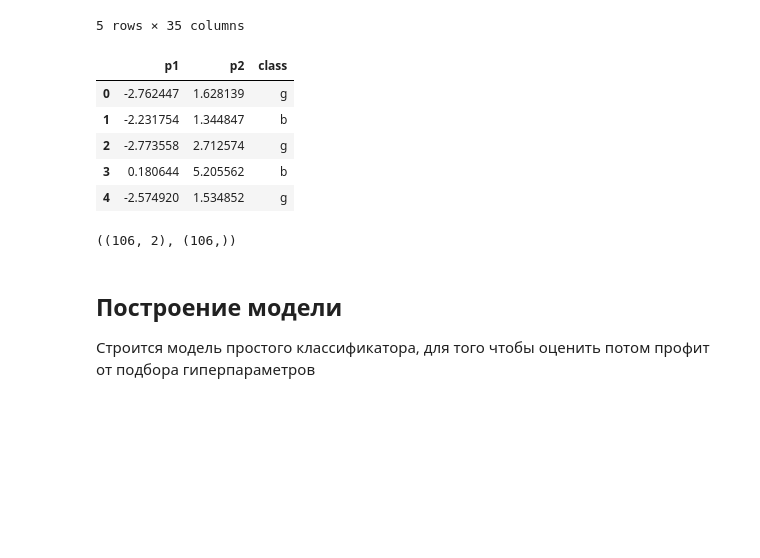
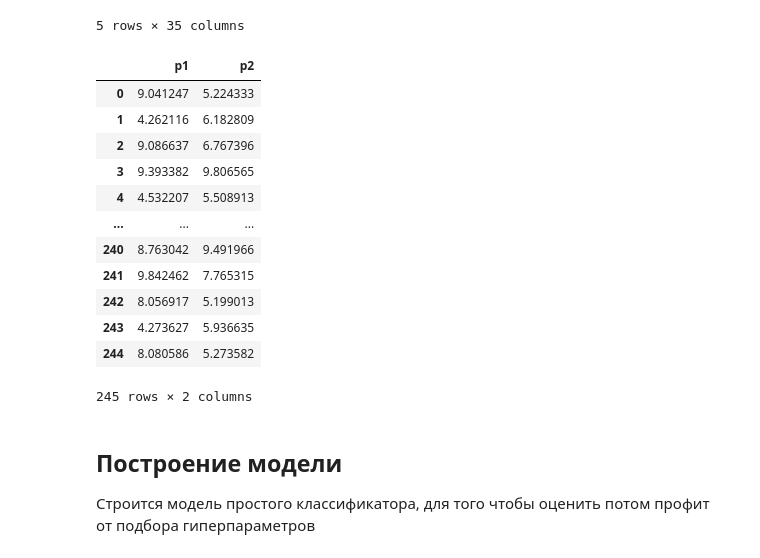
Before and after one commit to BearPro/data-science, a Jupyter notebook: task3-A.ipynb, the cells around one changed output. Drawn from its saved outputs; the diff is of its cells as text; code cells hidden in the pictures; blank space fills up the shorter version.

```diff
--- a/task3-A.ipynb
+++ b/task3-A.ipynb
@@ -26,39 +26,61 @@ data.head()
 | 3 | 1 | 0 | 1.00000 | -0.45161 | 1.00000 | 1.00000 | 0.71216 | -1.00000 | 0.00000 | 0.00000 | ... | ... |
 | 4 | 1 | 0 | 1.00000 | -0.02401 | 0.94140 | 0.06531 | 0.92106 | -0.23255 | 0.77152 | -0.16399 | ... | ... |
 5 rows × 35 columns
-# %%
-# Масштабируем и понижаем размерность
-import umap
-from sklearn.preprocessing import RobustScaler
-reducer = umap.UMAP()
-scaler = RobustScaler()
-
-X = data[range(0, 34)]
-y = data[34]
-
-X = reducer.fit_transform(scaler.fit_transform(X))
-
-data = pandas.concat([pandas.DataFrame(X, columns=["p1", "p2"]), pandas.Series(y, name="class")], axis=1)
-data.head()
-# %% [output]
-|  | p1 | p2 | class |
-| 0 | -2.762447 | 1.628139 | g |
-| 1 | -2.231754 | 1.344847 | b |
-| 2 | -2.773558 | 2.712574 | g |
-| 3 | 0.180644 | 5.205562 | b |
-| 4 | -2.574920 | 1.534852 | g |
 # %%
 # Делим на обучающую и тестовую выборки
 train, test = train_test_split(data, test_size=0.3)
-X_train = train[["p1", "p2"]]
-y_train = train["class"]
 
-X_test = test[["p1", "p2"]]
-y_test = test["class"]
+X_train = train[range(0, 34)]
+y_train = train[34]
+y_train.name = "class"
 
-X_test.shape, y_test.shape
+X_test = test[range(0, 34)]
+y_test = test[34]
+y_train.name = "class"
-# %% [output]
-((106, 2), (106,))
+# %%
+# Масштабируем и понижаем размерность
+from typing import NamedTuple
+from umap import UMAP
+from sklearn.manifold import TSNE
+from sklearn.preprocessing import RobustScaler
+
+class ScaledData(NamedTuple):
+    umap: object
+    tsne: object
+
+X = data[range(0, 34)]
+y = data[34]
+
+scaler = RobustScaler() # Выбран так как в предыдущей работе показал наилучшую эффективность.
+umap_reducer = UMAP()
+tsne_reducer = TSNE(init='random', learning_rate='auto')
+
+scaler.fit(X)
+X_train = ScaledData(
+    umap=pandas.DataFrame(umap_reducer.fit_transform(scaler.transform(X_train)), columns=['p1', 'p2']),
+    tsne=pandas.DataFrame(tsne_reducer.fit_transform(scaler.transform(X_train)), columns=['p1', 'p2'])
+)
+
+X_test = ScaledData(
+    umap=pandas.DataFrame(umap_reducer.fit_transform(scaler.transform(X_test)), columns=['p1', 'p2']),
+    tsne=pandas.DataFrame(tsne_reducer.fit_transform(scaler.transform(X_test)), columns=['p1', 'p2'])
+)
+
+X_train.umap
+# %% [output]
+|  | p1 | p2 |
+| 0 | 9.041247 | 5.224333 |
+| 1 | 4.262116 | 6.182809 |
+| 2 | 9.086637 | 6.767396 |
+| 3 | 9.393382 | 9.806565 |
+| 4 | 4.532207 | 5.508913 |
+| ... | ... | ... |
+| 240 | 8.763042 | 9.491966 |
+| 241 | 9.842462 | 7.765315 |
+| 242 | 8.056917 | 5.199013 |
+| 243 | 4.273627 | 5.936635 |
+| 244 | 8.080586 | 5.273582 |
+245 rows × 2 columns
 # %% [markdown]
 ## Построение модели
 Строится модель простого классификатора, для того чтобы оценить потом профит от подбора гиперпараметров
```
Also changed, not shown: parts of 3 cells of this notebook, 2 other files.
